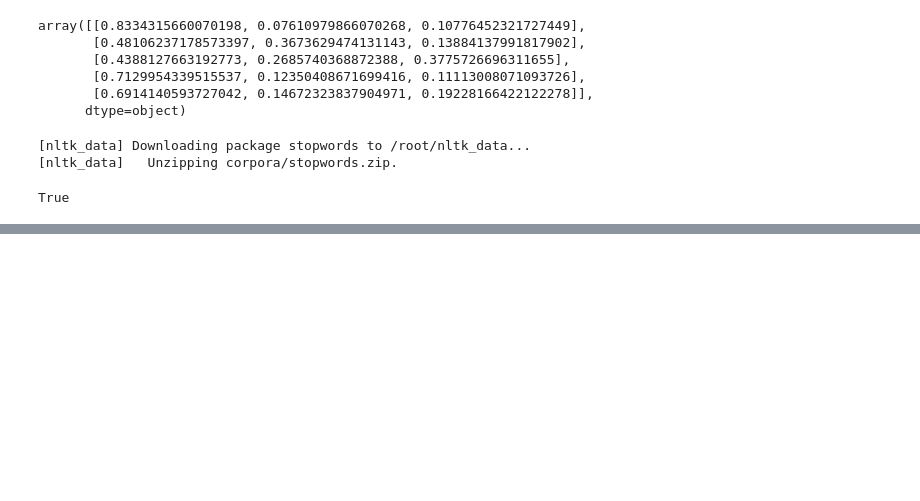
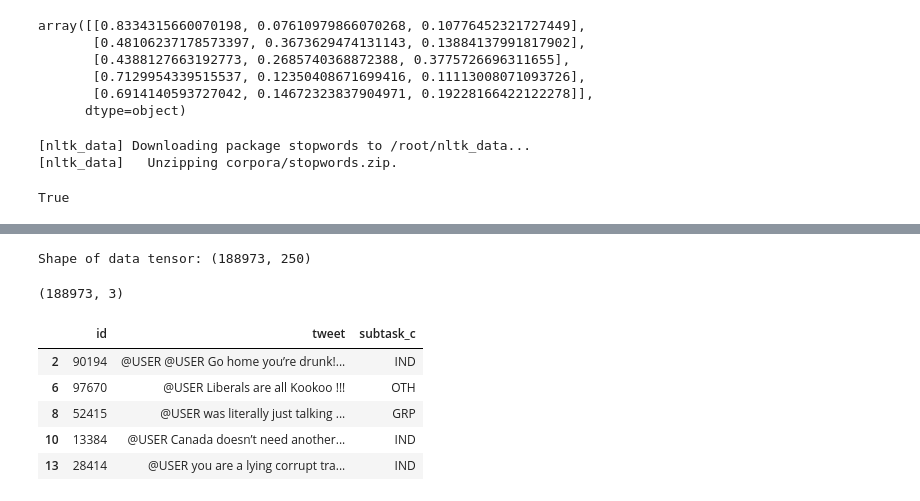
Before and after one commit to karishmaslaud/OffensEval, a Jupyter notebook: subtaskcsoftlabels.ipynb, the cells around one changed output, grey strips where cells are left out. Drawn from its saved outputs; the diff is of its cells as text; code cells hidden in the pictures; blank space fills up the shorter version.

```diff
--- a/subtaskcsoftlabels.ipynb
+++ b/subtaskcsoftlabels.ipynb
@@ -136,0 +188,10 @@ array([1, 0, 1])
+# %%
+X = tokenizer.texts_to_sequences(preprocessedTweets)
+X = pad_sequences(X, maxlen=MAX_SEQUENCE_LENGTH)
+print('Shape of data tensor:', X.shape)
+# %% [output]
+Shape of data tensor: (188973, 250)
+# %%
+y.shape
+# %% [output]
+(188973, 3)
@@ -136,0 +201,18 @@ array([1, 0, 1])
+# %%
+
+#GET THE DATA FROM THE PANDAS FRAME
+headers=['id','tweet','subtask_a','subtask_b','subtask_c']
+englishdata = pd.read_csv("/content/drive/My Drive/EnglishData/OLIDv1.0/olid-training-v1.0.tsv", delimiter='\t',names=headers,low_memory=False)
+englishdata=englishdata[['id','tweet','subtask_c']]
+englishdata=englishdata[1:]
+# %%
+englishdata = englishdata.dropna(subset=['subtask_c'])
+# %%
+englishdata.head()
+# %% [output]
+|  | id | tweet | subtask_c |
+| 2 | 90194 | @USER @USER Go home you’re drunk!... | IND |
+| 6 | 97670 | @USER Liberals are all Kookoo !!! | OTH |
+| 8 | 52415 | @USER was literally just talking ... | GRP |
+| 10 | 13384 | @USER Canada doesn’t need another... | IND |
+| 13 | 28414 | @USER you are a lying corrupt tra... | IND |
```
Also changed, not shown: parts of 57 cells of this notebook.
